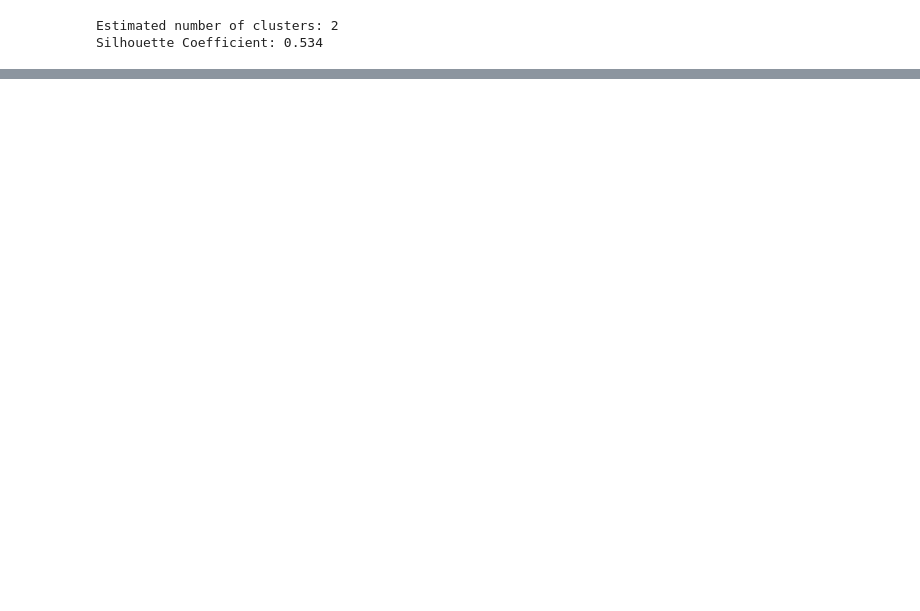
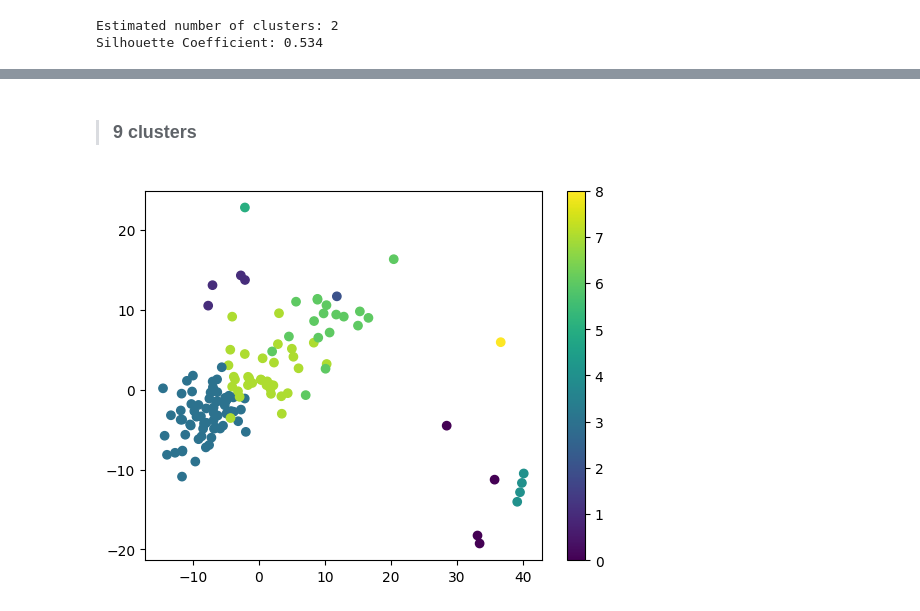
Before and after one commit to mbaroja/TFM, a Jupyter notebook: AffinityPropagation.ipynb, the cells around one changed output, grey strips where cells are left out. Drawn from its saved outputs; the diff is of its cells as text; code cells hidden in the pictures; blank space fills up the shorter version.

```diff
--- a/AffinityPropagation.ipynb
+++ b/AffinityPropagation.ipynb
@@ -101,3 +104,20 @@ def heatMap (data_processed, labels, n_clusters_):
+# %%
+def plot_dispersion(X, labels):
+
+  # Aplicar PCA para reducir a 2 dimensiones
+  pca = PCA(n_components=2)
+  X_pca = pca.fit_transform(X)
+
+  # X_pca[:, 0] son los valores en el eje x
+  # X_pca[:, 1] son los valores en el eje y
+  # labels son las etiquetas de los grupos
+
+  # Crea el gráfico de dispersión con colores según las etiquetas
+  plt.scatter(X_pca[:, 0], X_pca[:, 1], c=labels)
+  # Crea una leyenda o mapa de colores
+  plt.colorbar()
+  # Muestra el gráfico
+  plt.show()
 # %% [markdown]
 > **Gráfico de dispersión con etiquetas**
 # %%
@@ -360,0 +336,5 @@ Cluster 2:
+# %%
+#Transformar datos categóricos a númericos
+data_processed_21 = transformData(df_total)
+#Crear una matriz de características (feature matrix) a partir de los datos y sus columnas
+X_21, y_21 = data_processed_21.values, data_processed_21.columns
@@ -360,0 +464,9 @@ Cluster 2:
+# %% [markdown]
+> ### **9 clusters**
+# %%
+#Ejecución del algoritmo con los parámetros que obtienen un mejor coeficiente Silhoutte
+ap_21_9 = AffinityPropagation(damping=0.70, preference=-700, max_iter=200)
+model_21_9 = ap_21_9.fit(X_21)
+cluster_centers_indices_21_9 = model_21_9.cluster_centers_indices_
+n_21_9_clusters_ = len(cluster_centers_indices_21_9)
+labels_21_9 = model_21_9.predict(X_21)
@@ -360,0 +476,5 @@ Cluster 2:
+# %%
+#Visualizar gráfica de dispersión por clúster
+plot_dispersion(X_21, labels_21_9)
+# %% [output]
+[figure, added]
```
Also changed, not shown: parts of 88 cells of this notebook.
